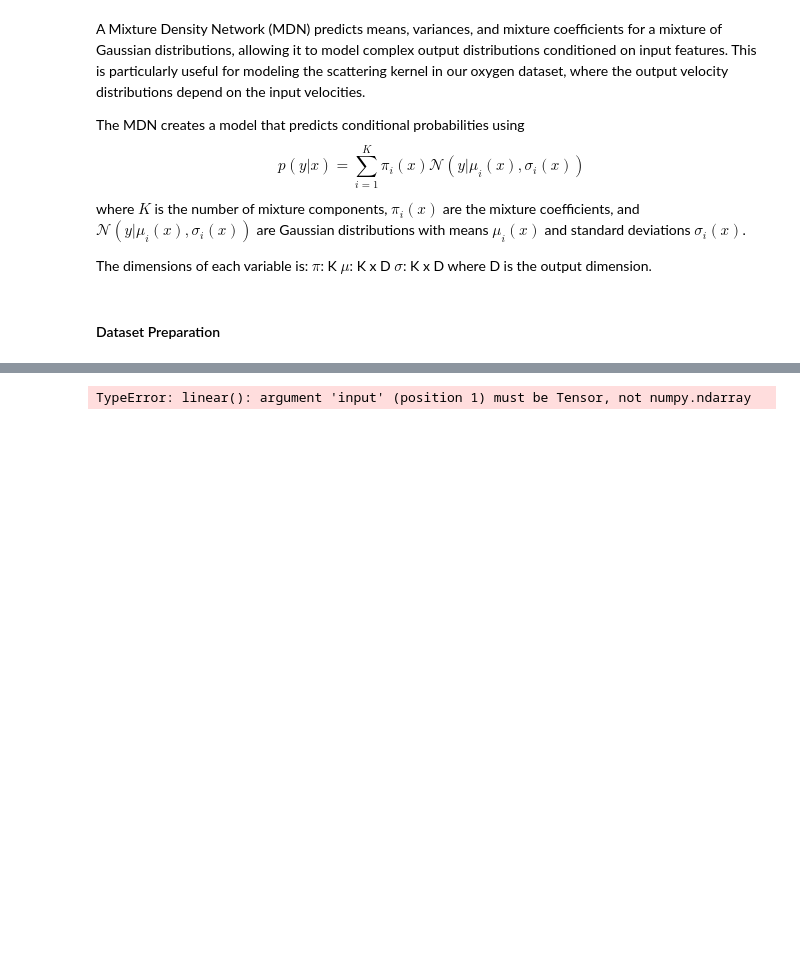
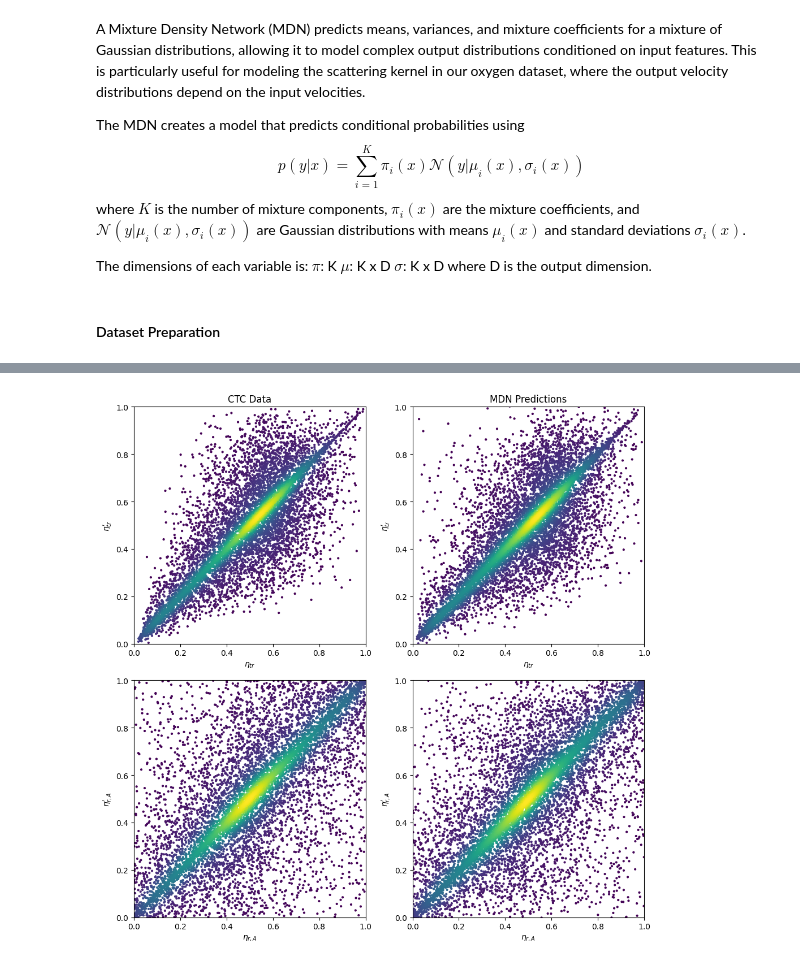
Before and after one commit to TijnZeelenberg/scatteringkernels, a Jupyter notebook: machinelearning/hydrogen_MDN.ipynb, the cells around one changed output, grey strips where cells are left out. Cells and saved outputs as stored; diff of their text form; code cells hidden in the pictures; blank space fills up the shorter version.

```diff
--- a/machinelearning/hydrogen_MDN.ipynb
+++ b/machinelearning/hydrogen_MDN.ipynb
@@ -224,25 +223,0 @@ Epoch 50, Validation Loss: 0.5755
-# %%
-# Sample from the trained MDN
-def sample_mdn(model, inputdata):
-    model.eval()
-    with torch.no_grad():
-        pi, mu, sigma = model(inputdata)
-
-        # N is number of data points, K is number of mixtures, D is output dimension
-        N, K, D = mu.shape
-        samples = np.zeros((N, D))
-
-        # Reconstruct distribution per data point
-        for i in range(N):
-            # Sample a mixture component based on pi
-            component = np.random.choice(K, p=pi[i].numpy())
-
-            # Sample from the selected Gaussian
-            sampled_point = np.random.normal(
-                loc=mu[i, component].numpy(),
-                scale=sigma[i, component].numpy()
-            )
-            samples[i] = sampled_point
-
-
-    return samples
@@ -249,16 +327,15 @@ def sample_mdn(model, inputdata):
 # %%
-from mdn_utils import plot_scattering_comparison
 mdn_model = MixtureDensityNetwork(
     input_dim=3,
     output_dim=2,
-    num_mixtures=5
+    num_mixtures=K
 )
 mdn_model.load_state_dict(
     torch.load("mdn_h2h2_collision_model.pth")
 )
 
 
 # plot comparison
 plot_scattering_comparison(np.column_stack((inputdata, outputdata)),mdn_model)
 # %% [output]
-TypeError: linear(): argument 'input' (position 1) must be Tensor, not numpy.ndarray
+[figure, added]
```
Also changed, not shown: parts of 2 cells of this notebook, 2 other files.
